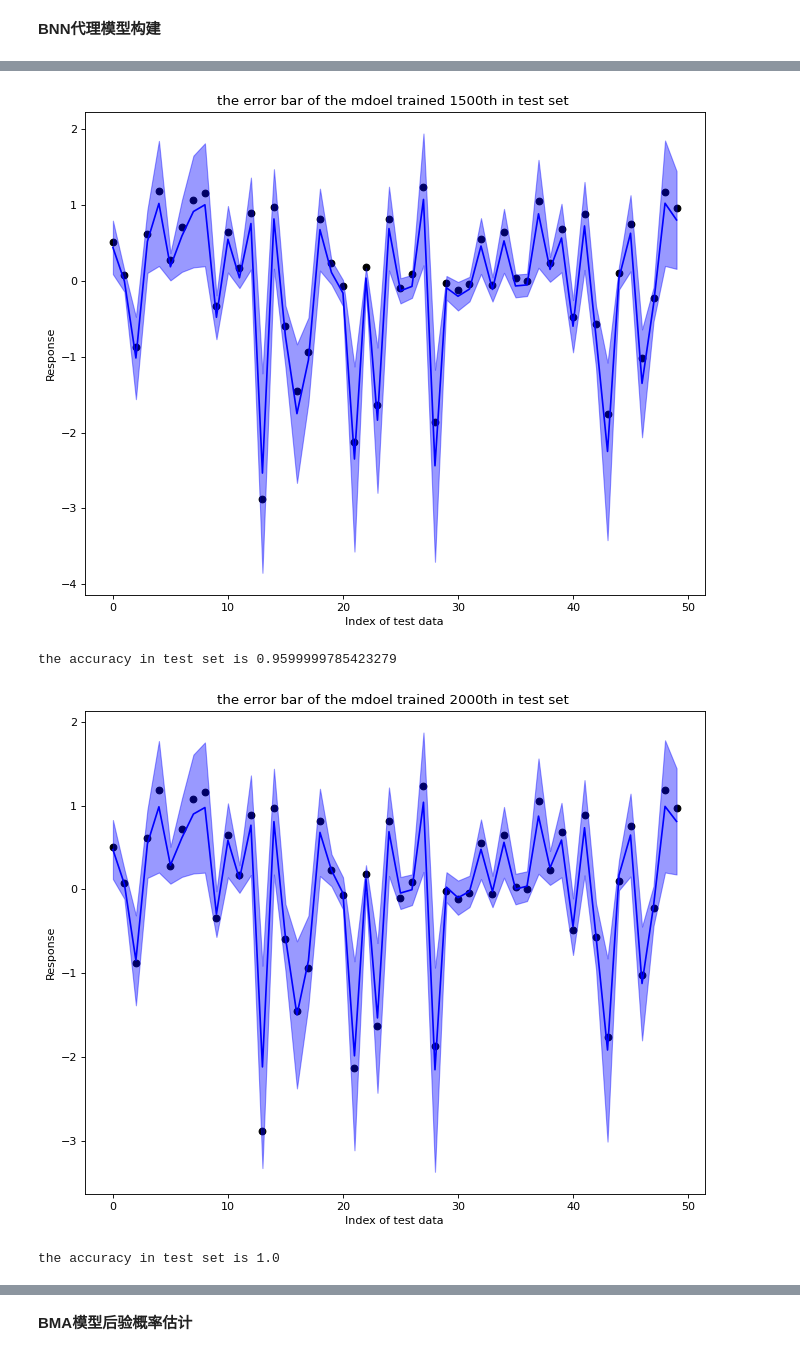
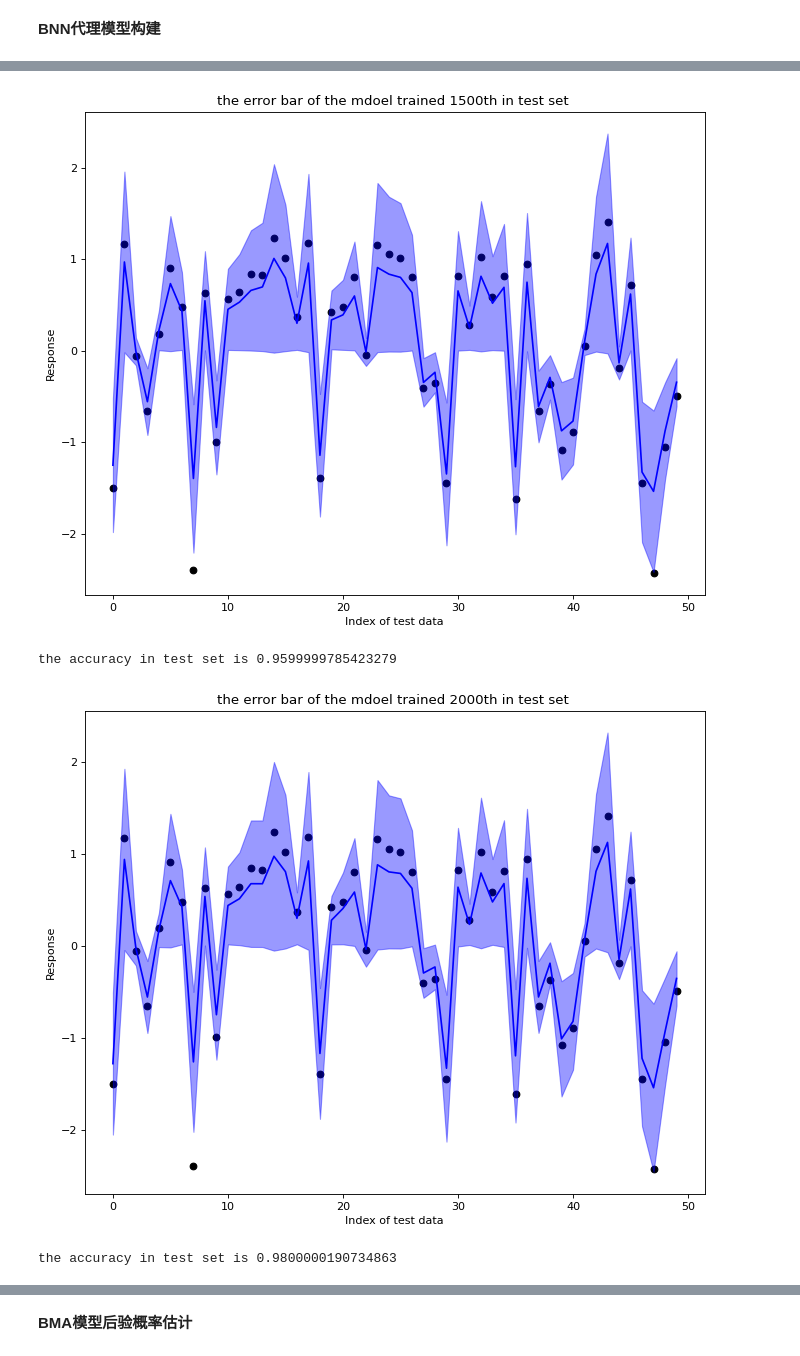
Before and after one commit to bominwang/Bayesian-statistics-method, a Jupyter notebook: BMA_basedon_BNN.ipynb, the cells around one changed output, grey strips where cells are left out. Drawn from its saved outputs; the diff is of its cells as text; code cells hidden in the pictures.

```diff
--- a/BMA_basedon_BNN.ipynb
+++ b/BMA_basedon_BNN.ipynb
@@ -164,7 +184,7 @@ def training_precess(model, train_set, test_set, train_epoch):
       optimizer.step()
 
     if epoch % 500 == 0:
-      evaluate(model, test_set, num_samples = 200, std_multiplier = 2, iterior = epoch)
+      evaluate(model, test_set, num_samples = 100, std_multiplier = 2, iterior = epoch)
 
   evaluate(model, test_set, num_samples = 100, std_multiplier = 2, iterior = epoch)
   plt.figure(epoch + 1, figsize=(10, 8), dpi=80)
@@ -174,25 +201,34 @@ def training_precess(model, train_set, test_set, train_epoch):
 # %%
-def posterior_evaluation(func, model, var_information, num_samples):
+def posterior_evaluation(func, model, var_information, num_samples, IT_SS):
   # sampling
   num = int(num_samples)
   ins = np.zeros(shape = [num, 1])
+  ins_n = np.zeros(shape = [num, 1])
   var_num = len(var_information)
   for i in range(var_num):
     distribution_infromation = var_information[f'var_{i}']
     distribution_name = distribution_infromation[0]
     disrtibution_loc = distribution_infromation[1]
     disrtibution_scale = distribution_infromation[2]
+    if distribution_name == 'uniform':
+      distribution_mean = (disrtibution_scale + disrtibution_loc) / 2
+      distribution_std = (pow((disrtibution_scale - disrtibution_loc), 2) / 12) ** 0.5
+    else:
+      distribution_mean = disrtibution_loc
+      distribution_std = disrtibution_scale
     samples = getattr(np.random, distribution_name)(disrtibution_loc, disrtibution_scale, size = [num, 1])
     ins = np.append(ins, samples, axis = 1)
+    ins_n = np.append(ins_n, (samples - distribution_mean) / distribution_std, axis = 1)
+
   ins = np.delete(ins, 0, axis = 1)
+  ins_n = np.delete(ins_n, 0, axis = 1)
 
-  labs = func(ins)
+  labs = func(ins).reshape(-1,1)
+  #labs = IT_SS.transform(labs)
 
-  ins = sklearn.preprocessing.StandardScaler().fit_transform(ins)
-  labs = sklearn.preprocessing.StandardScaler().fit_transform(labs.reshape(-1,1))
+  preds = [inverse_transforms(model, IT_SS, torch.from_numpy(ins_n).float()) for i in range(200)]
+  preds = torch.stack(preds, dim = 0)
 
-  preds = [model(torch.from_numpy(ins).float()) for i in range(200)]
-  preds = torch.stack(preds, dim = 0)
   plt.figure(9999999,figsize=(10, 8), dpi=80)
   sns.distplot(labs, hist=True, kde = True, fit_kws={'color':'c', 'label':'model1','linestyle':'-'})
   sns.distplot(preds.detach().numpy(), hist=True, kde = True, fit_kws={'color':'c', 'label':'model1','linestyle':'-'})
@@ -203,11 +298,19 @@ inf_model1 = {'var_0': ["uniform", 1, 360], 'var_1': ["uniform", 1.924 - 0.05 *
 inf_model2 = {'var_0': ["uniform", 1, 360], 'var_1': ["uniform", 0.995 - 0.05 * 0.995, 0.995 + 0.05 * 0.995], 'var_2': ["uniform", 24.65 - 0.05 * 24.65, 24.65 + 0.05 * 24.65]}
 inf_model3 = {'var_0': ["uniform", 1, 360], 'var_1': ["uniform", 2.265 - 0.05 * 2.265, 2.265 + 0.05 * 2.265], 'var_2': ["uniform", 364.21 - 0.05 * 364.21, 364.21 + 0.05 * 364.21], 'var_3': ["uniform", 0.3 - 0.05 *  0.3, 0.3 + 0.05 *  0.3]}
 inf_model4 = {'var_0': ["uniform", 1, 360], 'var_1': ["uniform", 1.541 - 0.05 * 1.541, 1.541 + 0.05 * 1.541], 'var_2': ["uniform", 0.097 - 0.05 * 0.097, 0.097 + 0.05 * 0.097], 'var_3': ["uniform", 0.6 - 0.05 *  0.6, 0.6 + 0.05 *  0.6]}
-batch_size = 200
-trainset_model1, testset_model1 = generating_sample(Mathematical_examples_1.func_1, inf_model1, batch_size, 50)
-trainset_model2, testset_model2 = generating_sample(Mathematical_examples_1.func_2, inf_model2, batch_size, 50)
-trainset_model3, testset_model3 = generating_sample(Mathematical_examples_1.func_3, inf_model3, batch_size, 50)
-trainset_model4, testset_model4 = generating_sample(Mathematical_examples_1.func_4, inf_model4, batch_size, 50)
+sampling_size = 200
+train_size = 150
+ins_1, labs_1, labs_ss1 = generating_sample(Mathematical_examples_1.func_1, inf_model1, sampling_size)
+trainset_model1, testset_model1 = generating_dataset(ins_1, labs_1, train_size)
+
+ins_2, labs_2, labs_ss2 = generating_sample(Mathematical_examples_1.func_2, inf_model2, sampling_size)
+trainset_model2, testset_model2 = generating_dataset(ins_2, labs_2, train_size)
+
+ins_3, labs_3, labs_ss3 = generating_sample(Mathematical_examples_1.func_3, inf_model3, sampling_size)
+trainset_model3, testset_model3 = generating_dataset(ins_3, labs_3, train_size)
+
+ins_4, labs_4, labs_ss4 = generating_sample(Mathematical_examples_1.func_4, inf_model4, sampling_size)
+trainset_model4, testset_model4 = generating_dataset(ins_4, labs_4, train_size)
 for i, (x, y) in enumerate(trainset_model1):
   print(f'ins shape of train data{x.shape}')
   print(f'labs shape of train data{y.shape}')
@@ -255,5 +356,5 @@ the accuracy in test set is 0.9800000190734863
 # %%
 func3 = BayesianLinearRegression(4, 1)
-training_precess(func3, trainset_model3, testset_model3, 2500)
-posterior_evaluation(Mathematical_examples_1.func_3, func3, inf_model3, 10000)
+training_precess(func3, trainset_model3, testset_model3, 3500)
+posterior_evaluation(Mathematical_examples_1.func_3, func3, inf_model3, 10000, labs_ss3)
 # %% [output]
@@ -266,4 +367,4 @@ the accuracy in test set is 1.0
-[figure, old version]
+[figure, new version]
 the accuracy in test set is 0.9599999785423279
-[figure, old version]
+[figure, new version]
-the accuracy in test set is 1.0
+the accuracy in test set is 0.9800000190734863
```
Also changed, not shown: parts of 26 cells of this notebook.
